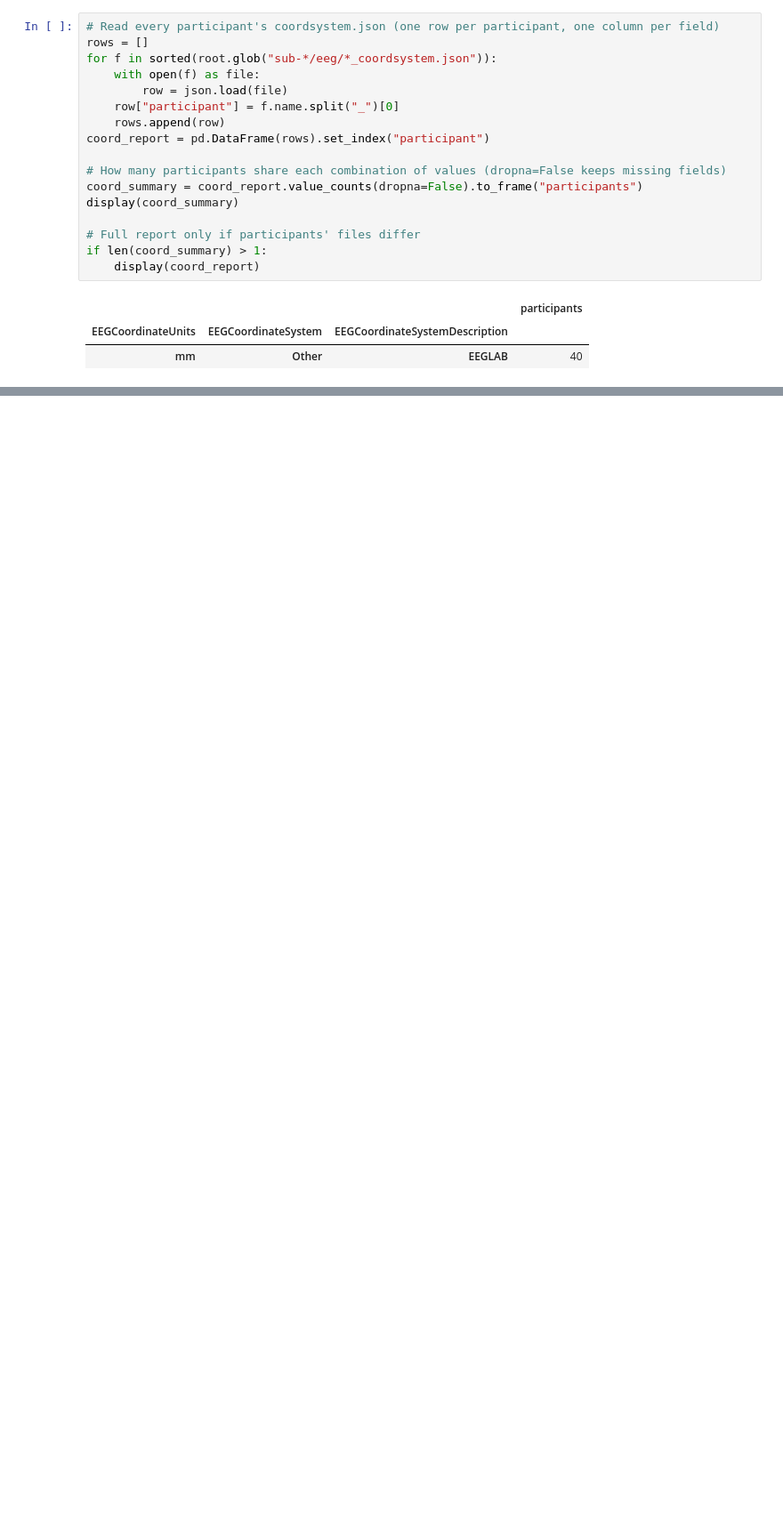
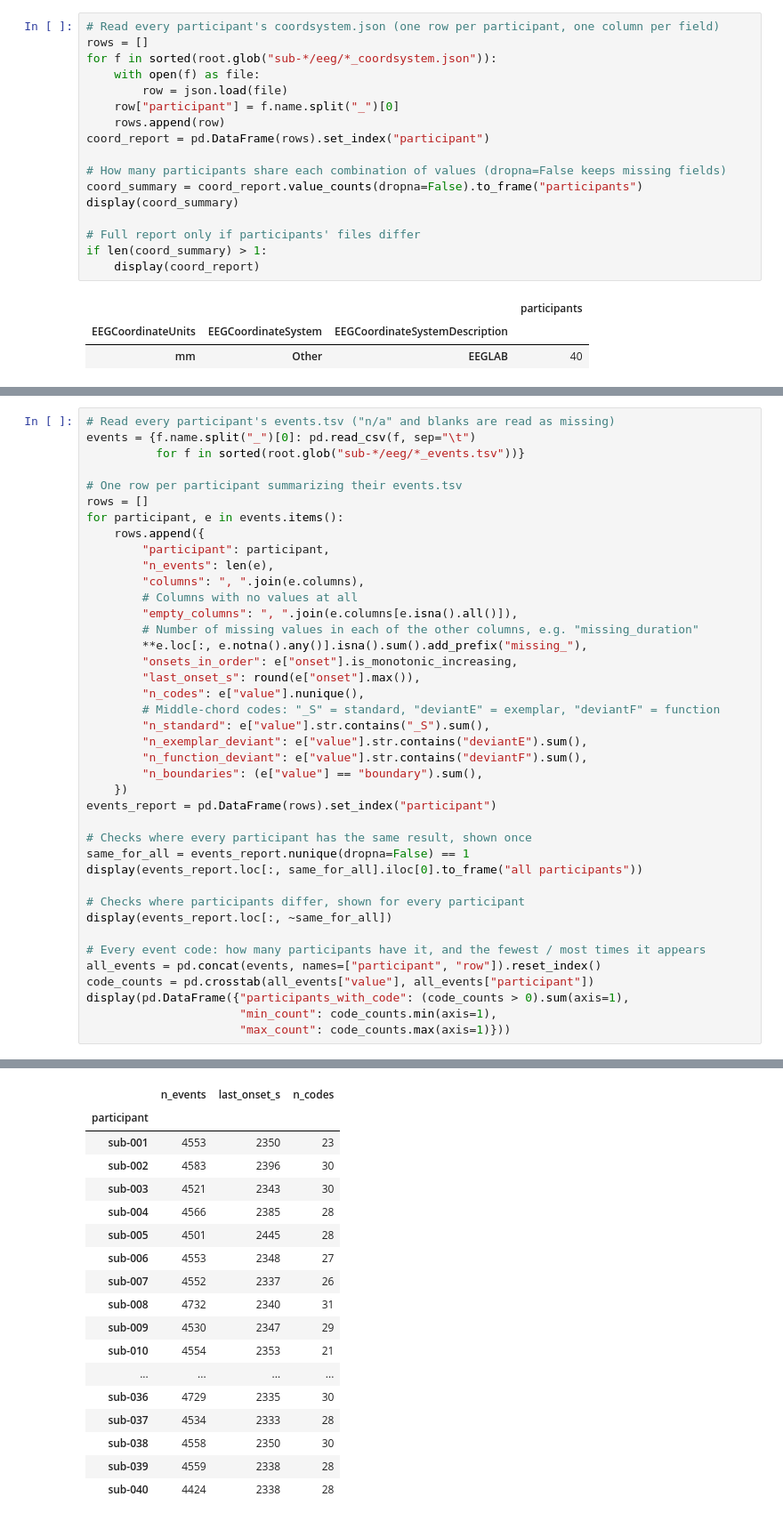
Before and after one commit to davisbone/Harmonic-EEG, a Jupyter notebook: MS2wranglingData.ipynb, the cells around one changed output, grey strips where cells are left out. Shown at 89% size. Drawn from its saved outputs; the diff is of its cells as text; blank space fills up the shorter version.

Commit message:
Checked each participant's electrodes and events files.

```diff
--- a/MS2wranglingData.ipynb
+++ b/MS2wranglingData.ipynb
@@ -224,0 +315,41 @@ if len(coord_summary) > 1:
+# %%
+# Read every participant's events.tsv ("n/a" and blanks are read as missing)
+events = {f.name.split("_")[0]: pd.read_csv(f, sep="\t")
+          for f in sorted(root.glob("sub-*/eeg/*_events.tsv"))}
+
+# One row per participant summarizing their events.tsv
+rows = []
+for participant, e in events.items():
+    rows.append({
+        "participant": participant,
+        "n_events": len(e),
+        "columns": ", ".join(e.columns),
+        # Columns with no values at all
+        "empty_columns": ", ".join(e.columns[e.isna().all()]),
+        # Number of missing values in each of the other columns, e.g. "missing_duration"
+        **e.loc[:, e.notna().any()].isna().sum().add_prefix("missing_"),
+        "onsets_in_order": e["onset"].is_monotonic_increasing,
+        "last_onset_s": round(e["onset"].max()),
+        "n_codes": e["value"].nunique(),
+        # Middle-chord codes: "_S" = standard, "deviantE" = exemplar, "deviantF" = function
+        "n_standard": e["value"].str.contains("_S").sum(),
+        "n_exemplar_deviant": e["value"].str.contains("deviantE").sum(),
+        "n_function_deviant": e["value"].str.contains("deviantF").sum(),
+        "n_boundaries": (e["value"] == "boundary").sum(),
+    })
+events_report = pd.DataFrame(rows).set_index("participant")
+
+# Checks where every participant has the same result, shown once
+same_for_all = events_report.nunique(dropna=False) == 1
+display(events_report.loc[:, same_for_all].iloc[0].to_frame("all participants"))
+
+# Checks where participants differ, shown for every participant
+display(events_report.loc[:, ~same_for_all])
+
+# Every event code: how many participants have it, and the fewest / most times it appears
+all_events = pd.concat(events, names=["participant", "row"]).reset_index()
+code_counts = pd.crosstab(all_events["value"], all_events["participant"])
+display(pd.DataFrame({"participants_with_code": (code_counts > 0).sum(axis=1),
+                      "min_count": code_counts.min(axis=1),
+                      "max_count": code_counts.max(axis=1)}))
+# %% [output]
@@ -224,0 +368,18 @@ if len(coord_summary) > 1:
+|  | n_events | last_onset_s | n_codes |
+| participant |  |  |  |
+| sub-001 | 4553 | 2350 | 23 |
+| sub-002 | 4583 | 2396 | 30 |
+| sub-003 | 4521 | 2343 | 30 |
+| sub-004 | 4566 | 2385 | 28 |
+| sub-005 | 4501 | 2445 | 28 |
+| sub-006 | 4553 | 2348 | 27 |
+| sub-007 | 4552 | 2337 | 26 |
+| sub-008 | 4732 | 2340 | 31 |
+| sub-009 | 4530 | 2347 | 29 |
+| sub-010 | 4554 | 2353 | 21 |
+| ... | ... | ... | ... |
+| sub-036 | 4729 | 2335 | 30 |
+| sub-037 | 4534 | 2333 | 28 |
+| sub-038 | 4558 | 2350 | 30 |
+| sub-039 | 4559 | 2338 | 28 |
+| sub-040 | 4424 | 2338 | 28 |
```
Also changed, not shown: parts of 6 cells of this notebook.
